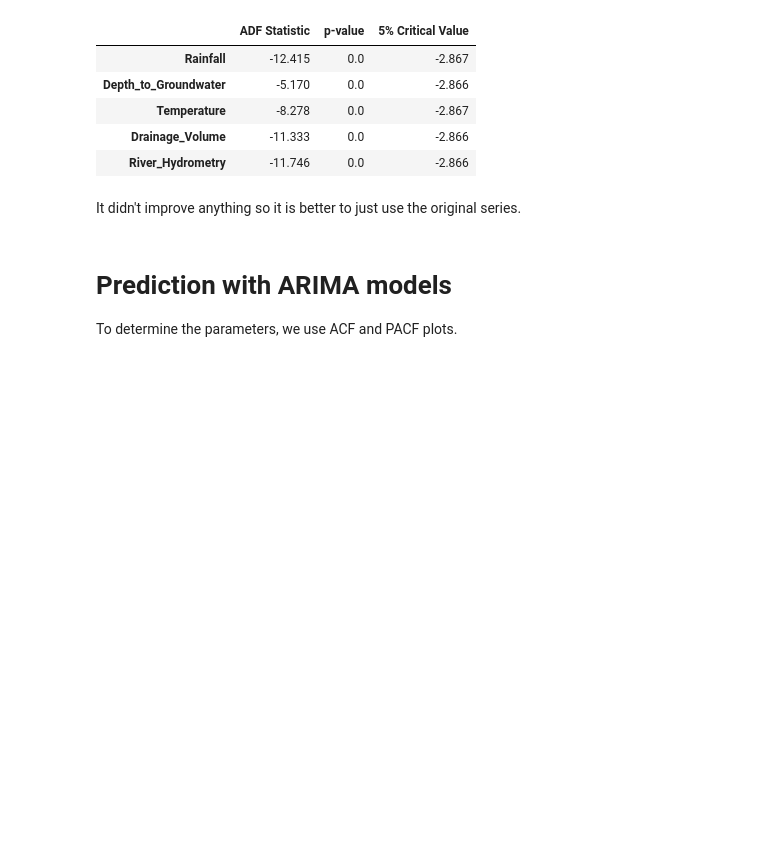
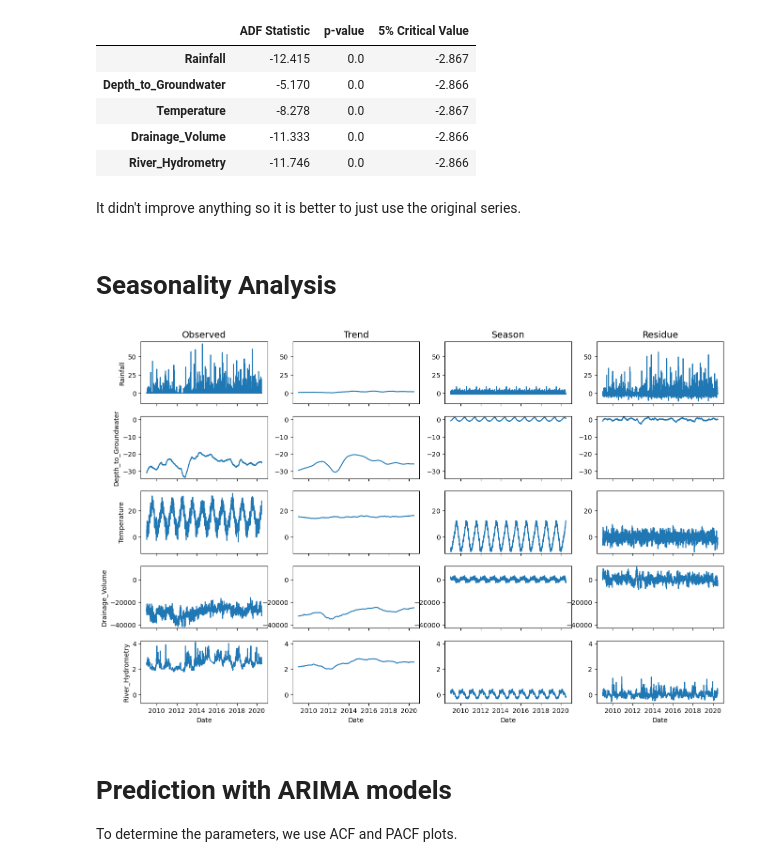
Before and after one commit to annp0/dslib, a Jupyter notebook: water-analytics.ipynb, the cells around one changed output. Drawn from its saved outputs; the diff is of its cells as text; code cells hidden in the pictures; blank space fills up the shorter version.

Commit message:
added seasonal decomp

```diff
--- a/water-analytics.ipynb
+++ b/water-analytics.ipynb
@@ -133,3 +133,5 @@ results
 | River_Hydrometry | -11.746 | 0.0 | -2.866 |
 # %% [markdown]
 It didn't improve anything so it is better to just use the original series.
+# %% [markdown]
+# Seasonality Analysis
@@ -136,3 +140,32 @@ It didn't improve anything so it is better to just use the original series.
+# %%
+cols = [feature for feature in df.columns if feature != 'Date']
+n = len(cols)
+f, ax = plt.subplots(nrows = n , ncols = 4, figsize = (16, 10), sharex=True)
+for i in range(0, n):
+    decomp = seasonal_decompose(df[cols[i]], period=52*7, model='additive', extrapolate_trend='freq')
+    sns.lineplot(x=df.Date, y=decomp.observed, ax=ax[i][0])
+    ax[i][0].set_ylabel(f'{cols[i]}')
+    y00, y01 = ax[i][0].get_ylim()
+    sns.lineplot(x=df.Date, y=pd.Series.to_list(decomp.trend), ax=ax[i][1])
+    y10, y11 = ax[i][1].get_ylim()
+    sns.lineplot(x=df.Date, y=pd.Series.to_list(decomp.seasonal), ax=ax[i][2])
+    y20, y21 = ax[i][2].get_ylim()
+    sns.lineplot(x=df.Date, y=pd.Series.to_list(decomp.resid), ax=ax[i][3])
+    y30, y31 = ax[i][3].get_ylim()
+    y0 = min(y00, y10, y20, y30)
+    y1 = max(y01, y11, y21, y31)
+    ax[i][0].set_ylim([y0,y1])
+    ax[i][1].set_ylim([y0,y1])
+    ax[i][2].set_ylim([y0,y1])
+    ax[i][3].set_ylim([y0,y1])
+
+ax[0][0].set_title('Observed', fontsize=14)
+ax[0][1].set_title('Trend', fontsize=14)
+ax[0][2].set_title('Season', fontsize=14)
+ax[0][3].set_title('Residue', fontsize=14)
+plt.show()
+# %% [output]
+[figure, added]
 # %% [markdown]
 # Prediction with ARIMA models
 
```
Also changed, not shown: parts of 2 cells of this notebook.
